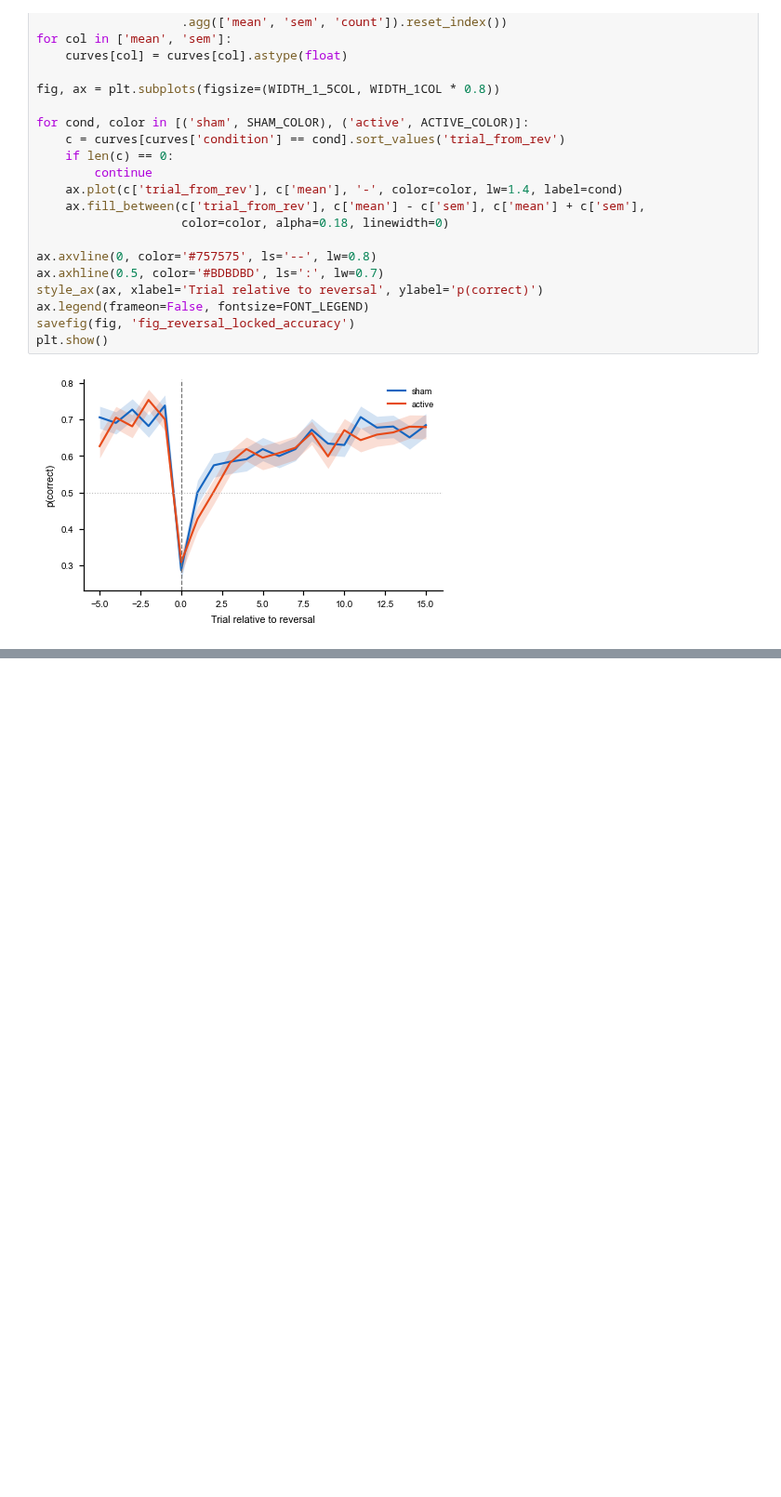
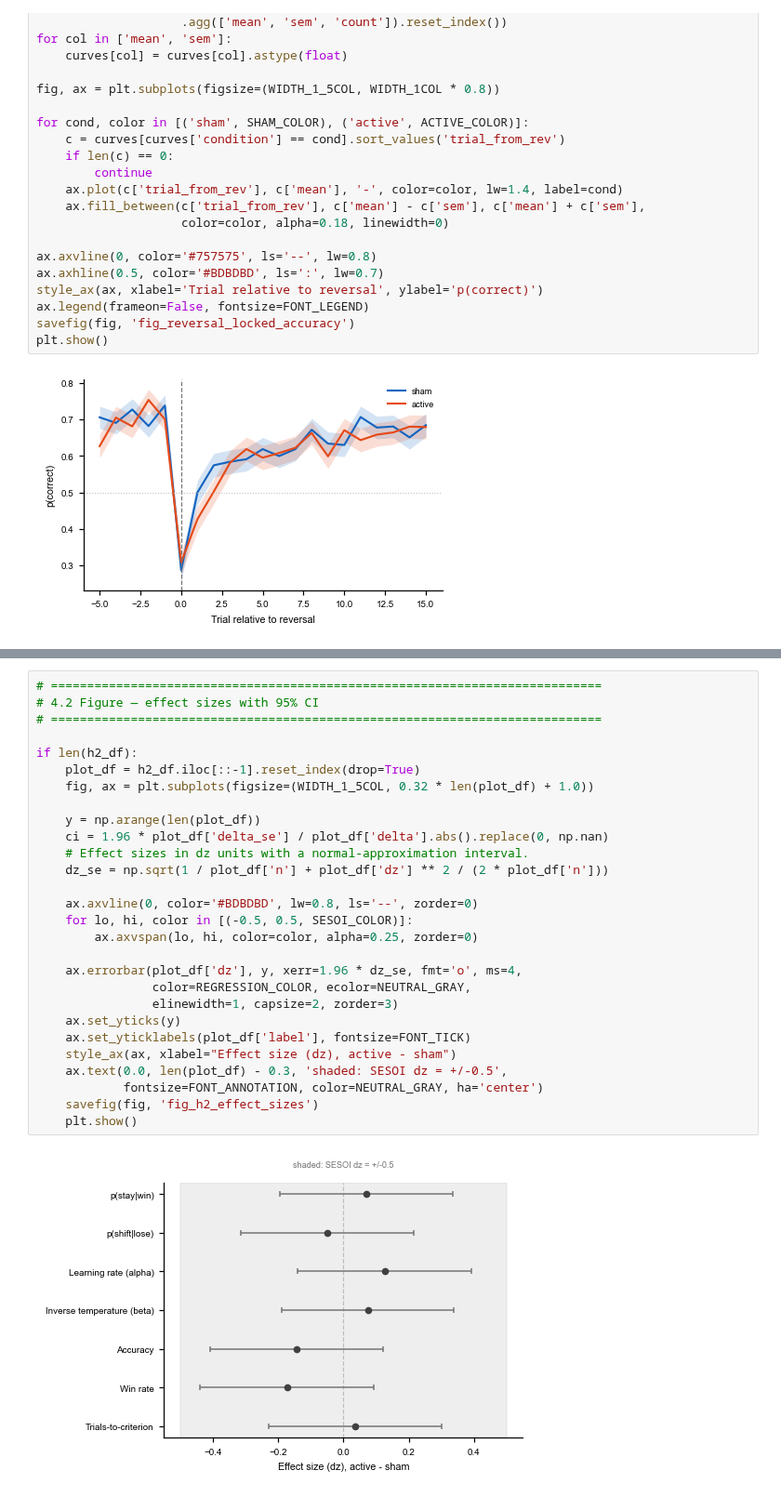
Before and after one commit to DVS-Lab/tacs_bandit, a Jupyter notebook: code/results_paper.ipynb, the cells around one changed output, grey strips where cells are left out. Shown at 93% size. Saved outputs shown, nothing was run; the diff lists cells and outputs as text; blank space fills up the shorter version.

```diff
--- a/code/results_paper.ipynb
+++ b/code/results_paper.ipynb
@@ -827,0 +940,30 @@ plt.show()
+# %%
+# ============================================================================
+# 4.2 Figure — effect sizes with 95% CI
+# ============================================================================
+
+if len(h2_df):
+    plot_df = h2_df.iloc[::-1].reset_index(drop=True)
+    fig, ax = plt.subplots(figsize=(WIDTH_1_5COL, 0.32 * len(plot_df) + 1.0))
+
+    y = np.arange(len(plot_df))
+    ci = 1.96 * plot_df['delta_se'] / plot_df['delta'].abs().replace(0, np.nan)
+    # Effect sizes in dz units with a normal-approximation interval.
+    dz_se = np.sqrt(1 / plot_df['n'] + plot_df['dz'] ** 2 / (2 * plot_df['n']))
+
+    ax.axvline(0, color='#BDBDBD', lw=0.8, ls='--', zorder=0)
+    for lo, hi, color in [(-0.5, 0.5, SESOI_COLOR)]:
+        ax.axvspan(lo, hi, color=color, alpha=0.25, zorder=0)
+
+    ax.errorbar(plot_df['dz'], y, xerr=1.96 * dz_se, fmt='o', ms=4,
+                color=REGRESSION_COLOR, ecolor=NEUTRAL_GRAY,
+                elinewidth=1, capsize=2, zorder=3)
+    ax.set_yticks(y)
+    ax.set_yticklabels(plot_df['label'], fontsize=FONT_TICK)
+    style_ax(ax, xlabel="Effect size (dz), active - sham")
+    ax.text(0.0, len(plot_df) - 0.3, 'shaded: SESOI dz = +/-0.5',
+            fontsize=FONT_ANNOTATION, color=NEUTRAL_GRAY, ha='center')
+    savefig(fig, 'fig_h2_effect_sizes')
+    plt.show()
+# %% [output]
+[figure, added]
```
Also changed, not shown: parts of 4 cells of this notebook, 8 other files.
